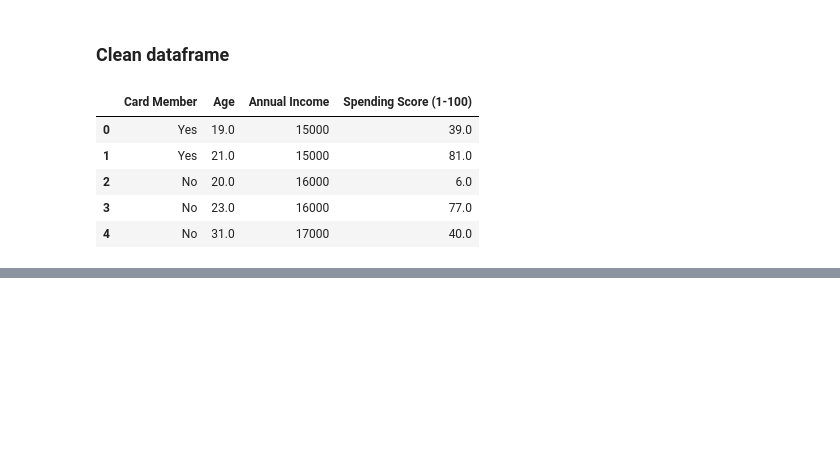
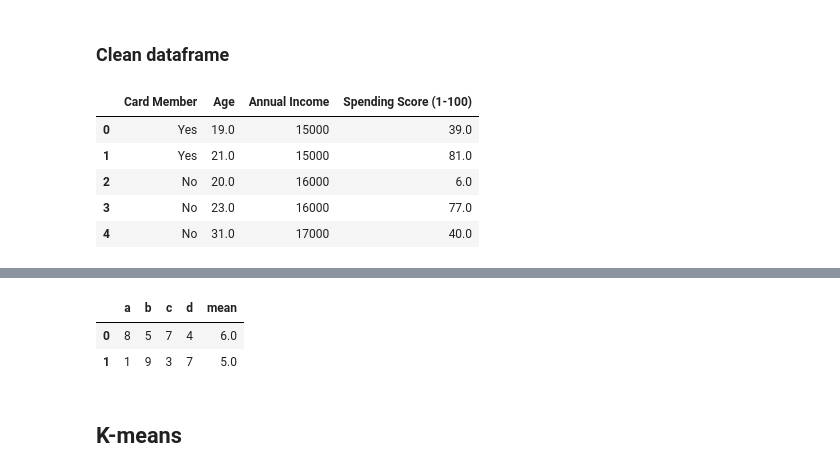
Before and after one commit to crkaide/Cryptocurrencies, a Jupyter notebook: module_work/shopping_data_practice.ipynb, the cells around one changed output, grey strips where cells are left out. Drawn from its saved outputs; the diff is of its cells as text; code cells hidden in the pictures; blank space fills up the shorter version.

```diff
--- a/module_work/shopping_data_practice.ipynb
+++ b/module_work/shopping_data_practice.ipynb
@@ -132,0 +133,18 @@ df_shopping.to_csv(file_path, index=False)
+# %%
+test_df = pd.DataFrame({
+"a":[8,1],
+"b":[5,9],
+"c":[7,3],
+"d":[4,7]
+})
+
+
+test_df['mean'] = test_df.iloc[:,:].mean(axis=1)
+
+test_df
+# %% [output]
+|  | a | b | c | d | mean |
+| 0 | 8 | 5 | 7 | 4 | 6.0 |
+| 1 | 1 | 9 | 3 | 7 | 5.0 |
+# %% [markdown]
+## K-means
```
Also changed, not shown: parts of 22 cells of this notebook, 1 other file.
